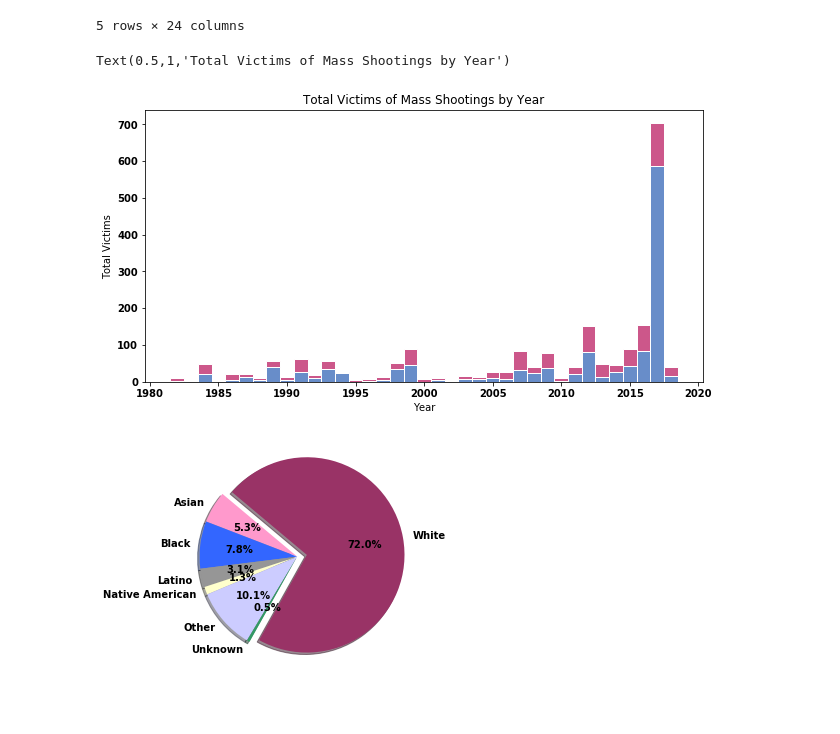
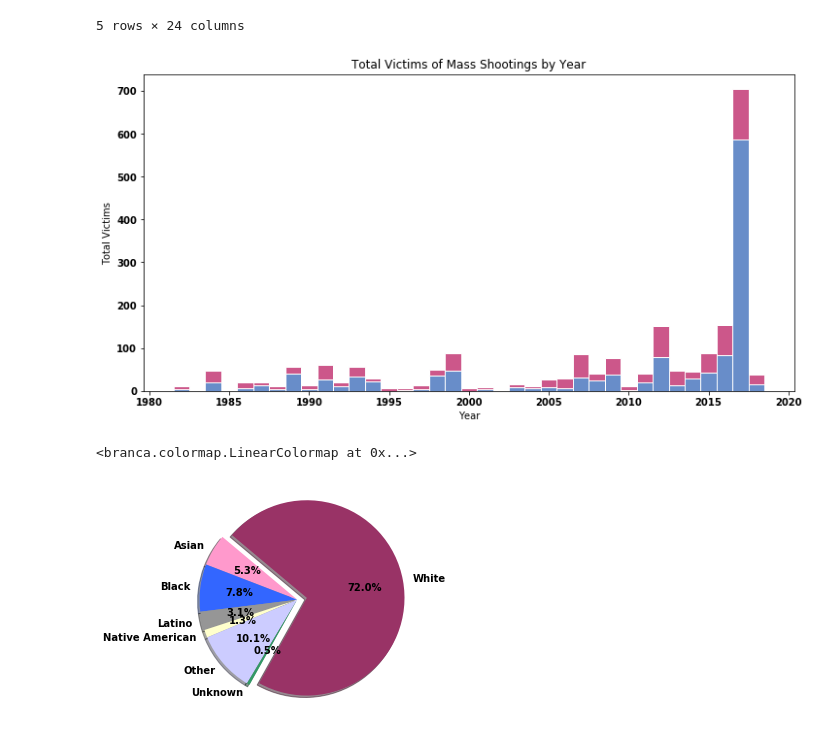
Before and after one commit to bbuchake/US-Mass-Shootings, a Jupyter notebook: notebooks/Analysis (Matplotlib).ipynb, the cells around one changed output. Drawn from its saved outputs; the diff is of its cells as text; code cells hidden in the pictures; blank space fills up the shorter version.

```diff
--- a/notebooks/Analysis (Matplotlib).ipynb
+++ b/notebooks/Analysis (Matplotlib).ipynb
@@ -33,37 +33,36 @@ total_victims_df.reset_index(inplace=True)
 # %%
 #Stacked bar chart for Victims by Year
 # y-axis in bold
 rc('font', weight='bold')
 
 # Y-axis - Two bars for injured vs fatalities
 injured_bars = total_victims_df['Injured']
 fatalities_bar = total_victims_df['Fatalities']
 
 # X-axis values
 year = total_victims_df['Year']
 
 #Set figure size and bar width
-plt.figure(figsize=(10,5))
+plt.figure(figsize=(12,6))
 barWidth = 1
 
 # Create injured victims' bars
 plt.bar(year, injured_bars, color='#688dc9', edgecolor='white', width=barWidth)
 # Create fatalities' bars (on top of injured)
 plt.bar(year, fatalities_bar, bottom=injured_bars, color='#cc578a', edgecolor='white', width=barWidth)
 
 
 # Label X-axis
 plt.xlabel("Year")
 # Label Y-axis
 plt.ylabel("Total Victims")
 # Plot title
 plt.title("Total Victims of Mass Shootings by Year")
 
 # Show graphic
-#plt.show()
+plt.show()
 # %% [output]
-Text(0.5,1,'Total Victims of Mass Shootings by Year')
-[figure, old version]
+[figure, new version]
 # %%
 #Shootings on US map
 victims_df = df.dropna(axis=0, how='any')
@@ -76,9 +75,11 @@ middle_lon = victims_df['longitude'].median()
 #Create a color scale for number of victims
 colormap = linear.YlOrRd.scale(
     victims_df['Total victims'].min(),
-    victims_df['Total victims'].max())
+    int(victims_df['Total victims'].median()))
 
-#victims_df
+colormap
+# %% [output]
+<branca.colormap.LinearColormap at 0x...>
 # %%
 #Plot incidents on map by victims
 victims_map = folium.Map(location=[middle_lat, middle_lon],
```
Also changed, not shown: parts of 1 cell of this notebook, 9 other files.
